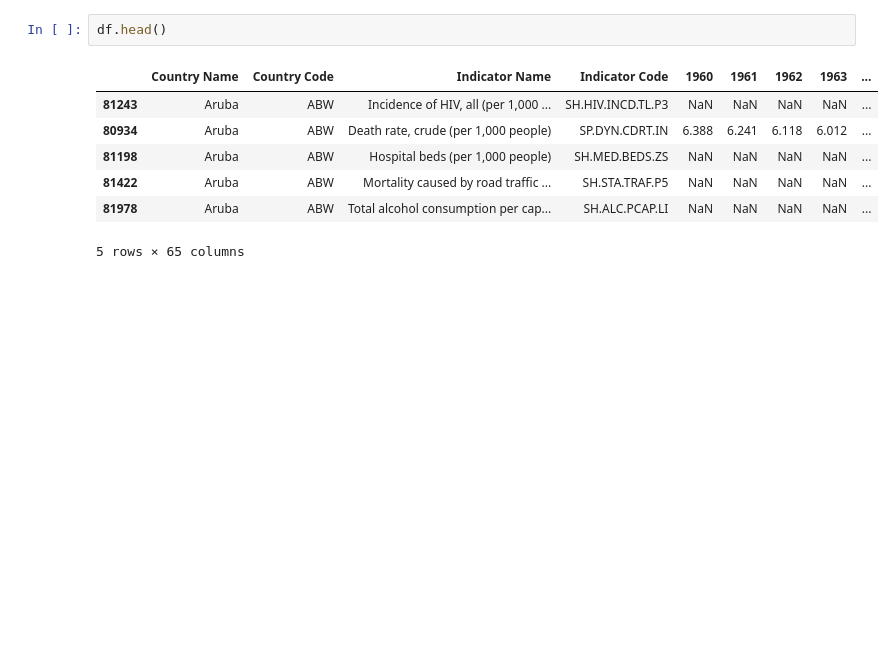
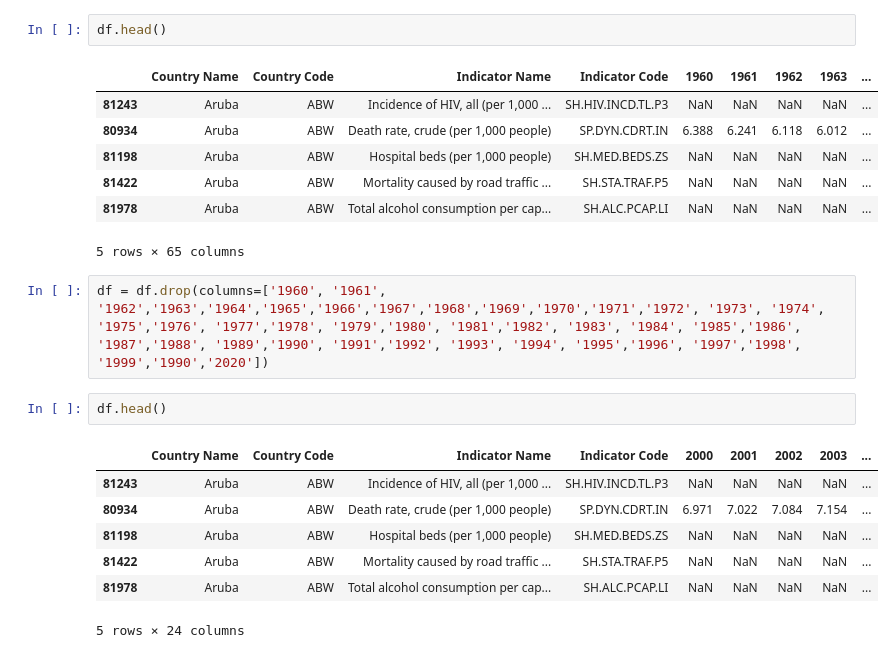
Before and after one commit to susovd/life-expectancy-project, a Jupyter notebook: ETL.ipynb, the cells around one changed output. Cells and saved outputs as stored; diff of their text form; blank space fills up the shorter version.

```diff
--- a/ETL.ipynb
+++ b/ETL.ipynb
@@ -89,3 +102,15 @@ df.head()
 | 81422 | Aruba | ABW | Mortality caused by road traffic ... | SH.STA.TRAF.P5 | NaN | NaN | NaN | NaN | ... |
 | 81978 | Aruba | ABW | Total alcohol consumption per cap... | SH.ALC.PCAP.LI | NaN | NaN | NaN | NaN | ... |
 5 rows × 65 columns
+# %%
+df = df.drop(columns=['1960', '1961', '1962','1963','1964','1965','1966','1967','1968','1969','1970','1971','1972', '1973', '1974', '1975','1976', '1977','1978', '1979','1980', '1981','1982', '1983', '1984', '1985','1986', '1987','1988', '1989','1990', '1991','1992', '1993', '1994', '1995','1996', '1997','1998', '1999','1990','2020'])
+# %%
+df.head()
+# %% [output]
+|  | Country Name | Country Code | Indicator Name | Indicator Code | 2000 | 2001 | 2002 | 2003 | ... |
+| 81243 | Aruba | ABW | Incidence of HIV, all (per 1,000 ... | SH.HIV.INCD.TL.P3 | NaN | NaN | NaN | NaN | ... |
+| 80934 | Aruba | ABW | Death rate, crude (per 1,000 people) | SP.DYN.CDRT.IN | 6.971 | 7.022 | 7.084 | 7.154 | ... |
+| 81198 | Aruba | ABW | Hospital beds (per 1,000 people) | SH.MED.BEDS.ZS | NaN | NaN | NaN | NaN | ... |
+| 81422 | Aruba | ABW | Mortality caused by road traffic ... | SH.STA.TRAF.P5 | NaN | NaN | NaN | NaN | ... |
+| 81978 | Aruba | ABW | Total alcohol consumption per cap... | SH.ALC.PCAP.LI | NaN | NaN | NaN | NaN | ... |
+5 rows × 24 columns
```
Also changed, not shown: parts of 12 cells of this notebook.
